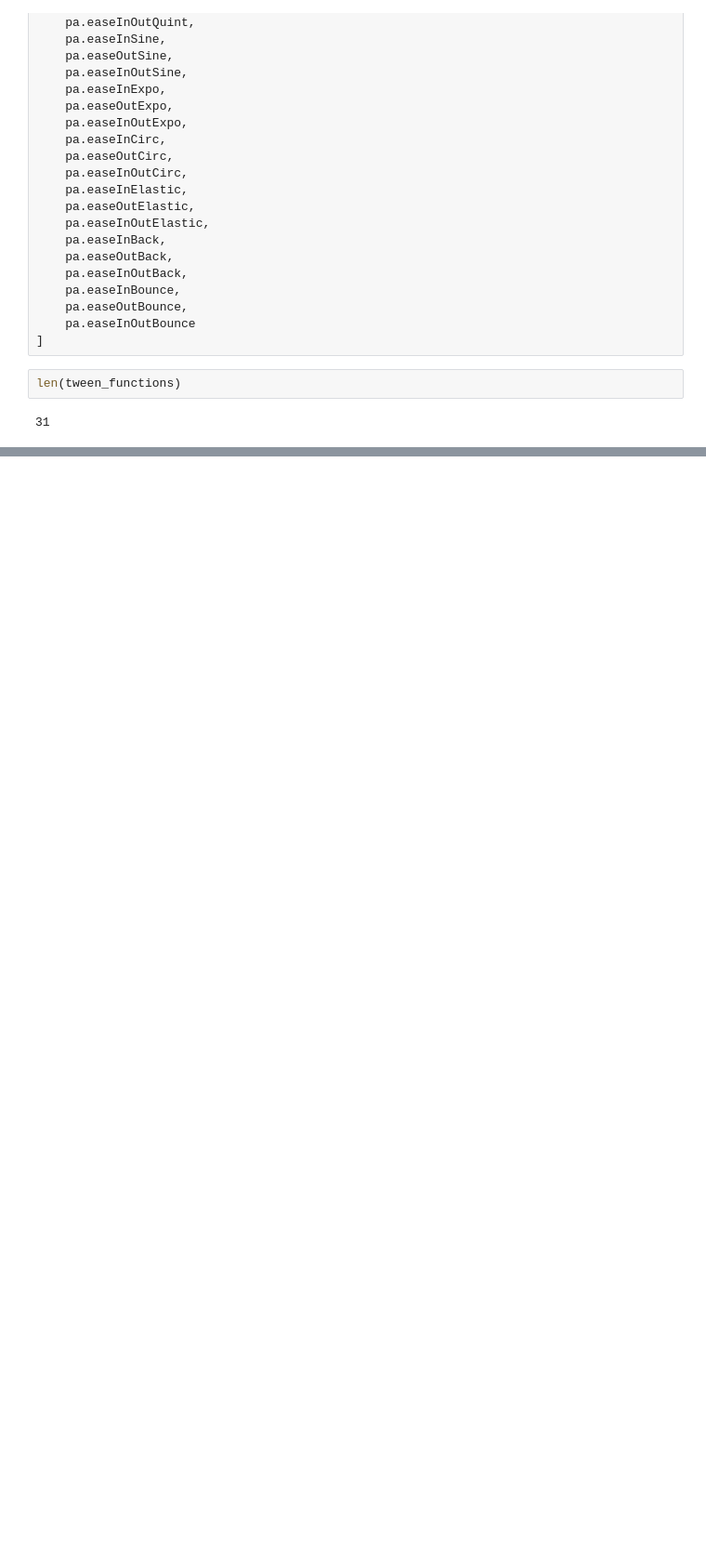
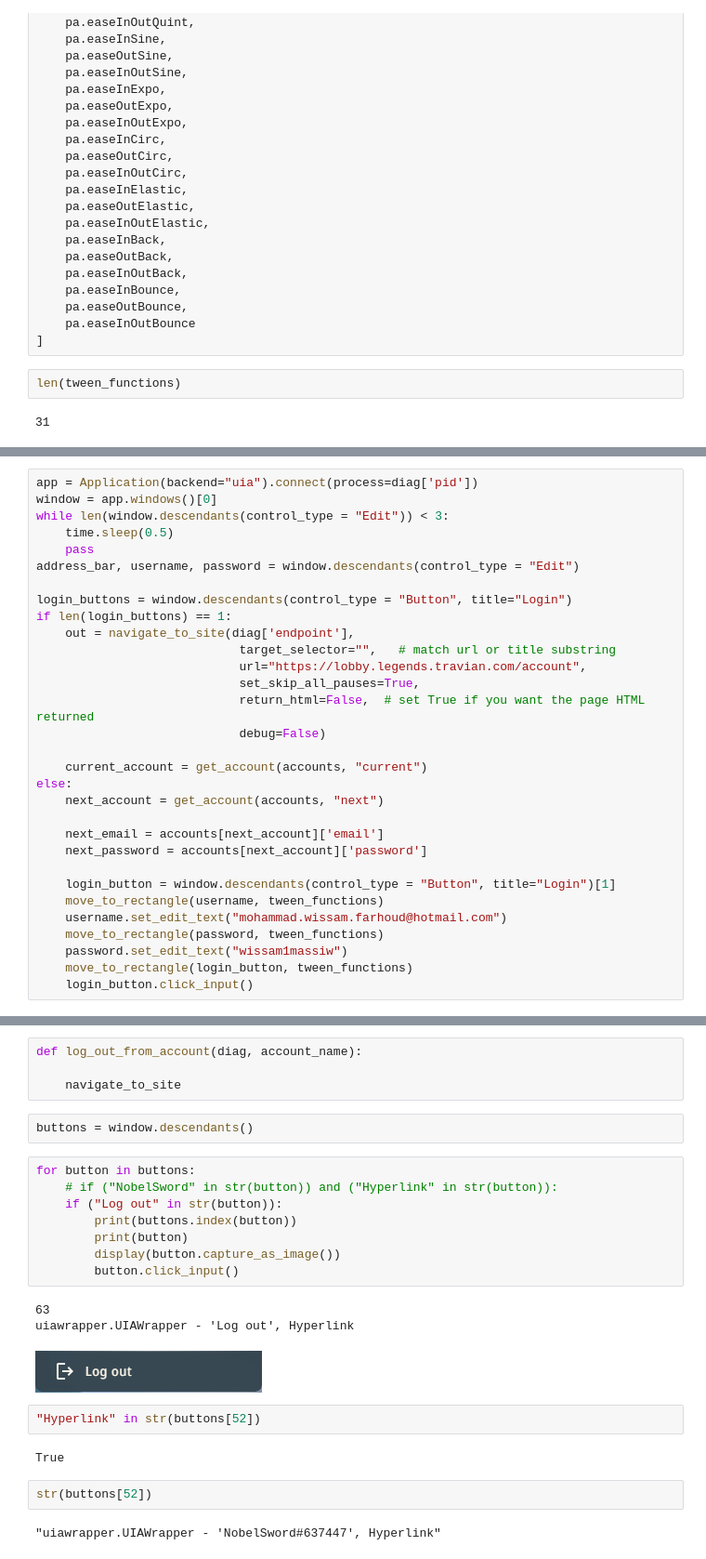
Before and after one commit to staticpwn/travian, a Jupyter notebook: tester.ipynb, the cells around one changed output, grey strips where cells are left out. Shown: that part at 93% size. Cells and saved outputs as stored; diff of their text form; blank space fills up the shorter version.

```diff
--- a/tester.ipynb
+++ b/tester.ipynb
@@ -939,0 +1009,31 @@ ModuleNotFoundError: No module named 'pyautogui.tweens'
+# %%
+app = Application(backend="uia").connect(process=diag['pid'])
+window = app.windows()[0]
+while len(window.descendants(control_type = "Edit")) < 3:
+    time.sleep(0.5)
+    pass
+address_bar, username, password = window.descendants(control_type = "Edit")
+
+login_buttons = window.descendants(control_type = "Button", title="Login")
+if len(login_buttons) == 1:
+    out = navigate_to_site(diag['endpoint'],
+                            target_selector="",   # match url or title substring
+                            url="https://lobby.legends.travian.com/account",
+                            set_skip_all_pauses=True,
+                            return_html=False,  # set True if you want the page HTML returned
+                            debug=False)
+
+    current_account = get_account(accounts, "current")
+else:
+    next_account = get_account(accounts, "next")
+
+    next_email = accounts[next_account]['email']
+    next_password = accounts[next_account]['password']
+
+    login_button = window.descendants(control_type = "Button", title="Login")[1]
+    move_to_rectangle(username, tween_functions)
+    username.set_edit_text("mohammad.wissam.farhoud@hotmail.com")
+    move_to_rectangle(password, tween_functions)
+    password.set_edit_text("wissam1massiw")
+    move_to_rectangle(login_button, tween_functions)
+    login_button.click_input()
@@ -939,0 +1055,26 @@ ModuleNotFoundError: No module named 'pyautogui.tweens'
+# %%
+def log_out_from_account(diag, account_name):
+
+    navigate_to_site
+# %%
+buttons = window.descendants()
+# %%
+for button in buttons:
+    # if ("NobelSword" in str(button)) and ("Hyperlink" in str(button)):
+    if ("Log out" in str(button)):
+        print(buttons.index(button))
+        print(button)
+        display(button.capture_as_image())
+        button.click_input()
+# %% [output]
+63
+uiawrapper.UIAWrapper - 'Log out', Hyperlink
+[figure, added]
+# %%
+"Hyperlink" in str(buttons[52])
+# %% [output]
+True
+# %%
+str(buttons[52])
+# %% [output]
+"uiawrapper.UIAWrapper - 'NobelSword#637447', Hyperlink"
```
Also changed, not shown: parts of 20 cells of this notebook.
